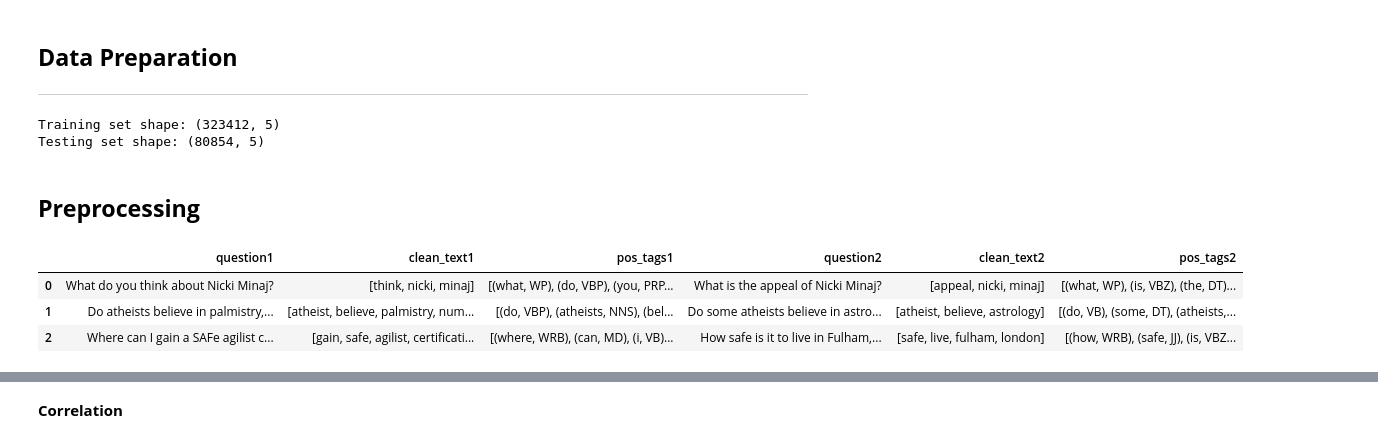
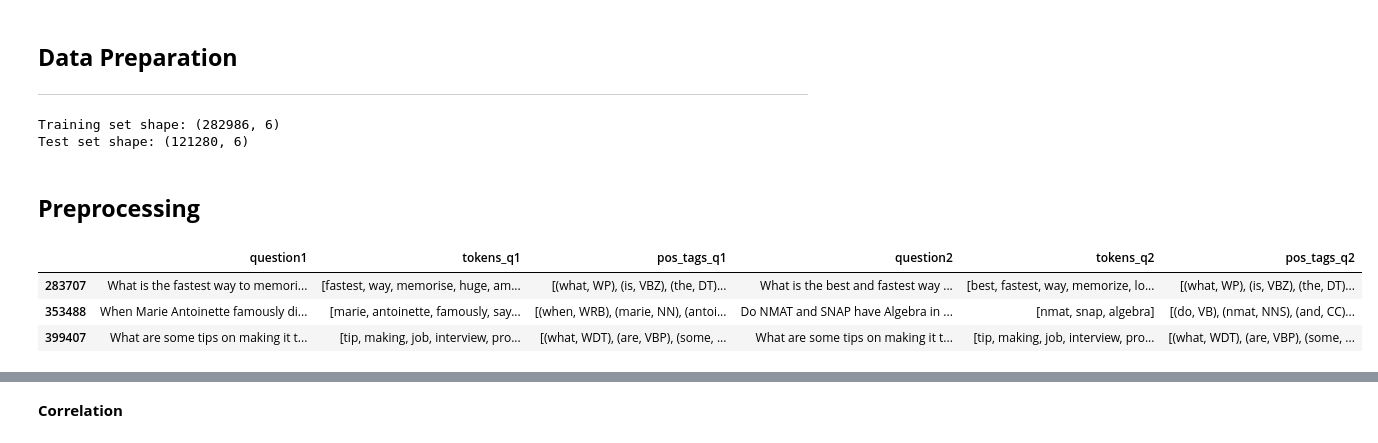
Before and after one commit to PerisN/Quora-Similarity, a Jupyter notebook: notebooks/text_preprocessing.ipynb, the cells around one changed output, grey strips where cells are left out. Drawn from its saved outputs; the diff is of its cells as text; code cells hidden in the pictures.

```diff
--- a/notebooks/text_preprocessing.ipynb
+++ b/notebooks/text_preprocessing.ipynb
@@ -99,18 +89,22 @@ df.shape
 
 ---
 # %%
-X = df.drop(['is_duplicate', 'qid1', 'qid2'], axis = 1)
+X = df.drop(['is_duplicate', 'qid1', 'qid2'], axis =1)
 y = df['is_duplicate']
 
-# Split the data into training and testing sets (80% train, 20% test)
-X_train, X_test, y_train, y_test = train_test_split(X, y, test_size=0.2, random_state=42, stratify = y)
+# Split the data into training, test and validation sets
+X_train, X_test, y_train, y_test = train_test_split(X, y, test_size=0.3, random_state=42, stratify = y) # 70 % train, 30 % test
+
+# Create DataFrames for training, test, and validation sets
+train_df = pd.concat([X_train, y_train], axis=1)
+test_df = pd.concat([X_test, y_test], axis=1)
 
 # Print the shapes of the resulting sets
-print("Training set shape:", X_train.shape)
-print("Testing set shape:", X_test.shape)
+print("Training set shape:", train_df.shape)
+print("Test set shape:", test_df.shape)
 # %% [output]
-Training set shape: (323412, 5)
-Testing set shape: (80854, 5)
+Training set shape: (282986, 6)
+Test set shape: (121280, 6)
 # %% [markdown]
 ## **Preprocessing**
 # %%
@@ -177,12 +174,12 @@ X_test['clean_text2'], X_test['pos_tags2'] = zip(*X_test['question2'].apply(lamb
 # %%
 # Sample of the preprocessed data
 
-X_train[['question1', 'clean_text1', 'pos_tags1', 'question2', 'clean_text2', 'pos_tags2']].head(3)
+train_df[['question1', 'tokens_q1', 'pos_tags_q1', 'question2', 'tokens_q2', 'pos_tags_q2']].head(3)
 # %% [output]
-|  | question1 | clean_text1 | pos_tags1 | question2 | clean_text2 | pos_tags2 |
-| 0 | What do you think about Nicki Minaj? | [think, nicki, minaj] | [(what, WP), (do, VBP), (you, PRP... | What is the appeal of Nicki Minaj? | [appeal, nicki, minaj] | [(what, WP), (is, VBZ), (the, DT)... |
-| 1 | Do atheists believe in palmistry,... | [atheist, believe, palmistry, num... | [(do, VBP), (atheists, NNS), (bel... | Do some atheists believe in astro... | [atheist, believe, astrology] | [(do, VB), (some, DT), (atheists,... |
-| 2 | Where can I gain a SAFe agilist c... | [gain, safe, agilist, certificati... | [(where, WRB), (can, MD), (i, VB)... | How safe is it to live in Fulham,... | [safe, live, fulham, london] | [(how, WRB), (safe, JJ), (is, VBZ... |
+|  | question1 | tokens_q1 | pos_tags_q1 | question2 | tokens_q2 | pos_tags_q2 |
+| 283707 | What is the fastest way to memori... | [fastest, way, memorise, huge, am... | [(what, WP), (is, VBZ), (the, DT)... | What is the best and fastest way ... | [best, fastest, way, memorize, lo... | [(what, WP), (is, VBZ), (the, DT)... |
+| 353488 | When Marie Antoinette famously di... | [marie, antoinette, famously, say... | [(when, WRB), (marie, NN), (antoi... | Do NMAT and SNAP have Algebra in ... | [nmat, snap, algebra] | [(do, VB), (nmat, NNS), (and, CC)... |
+| 399407 | What are some tips on making it t... | [tip, making, job, interview, pro... | [(what, WDT), (are, VBP), (some, ... | What are some tips on making it t... | [tip, making, job, interview, pro... | [(what, WDT), (are, VBP), (some, ... |
 # %%
 gc.collect()
 # %% [output]
```
Also changed, not shown: parts of 61 cells of this notebook.
